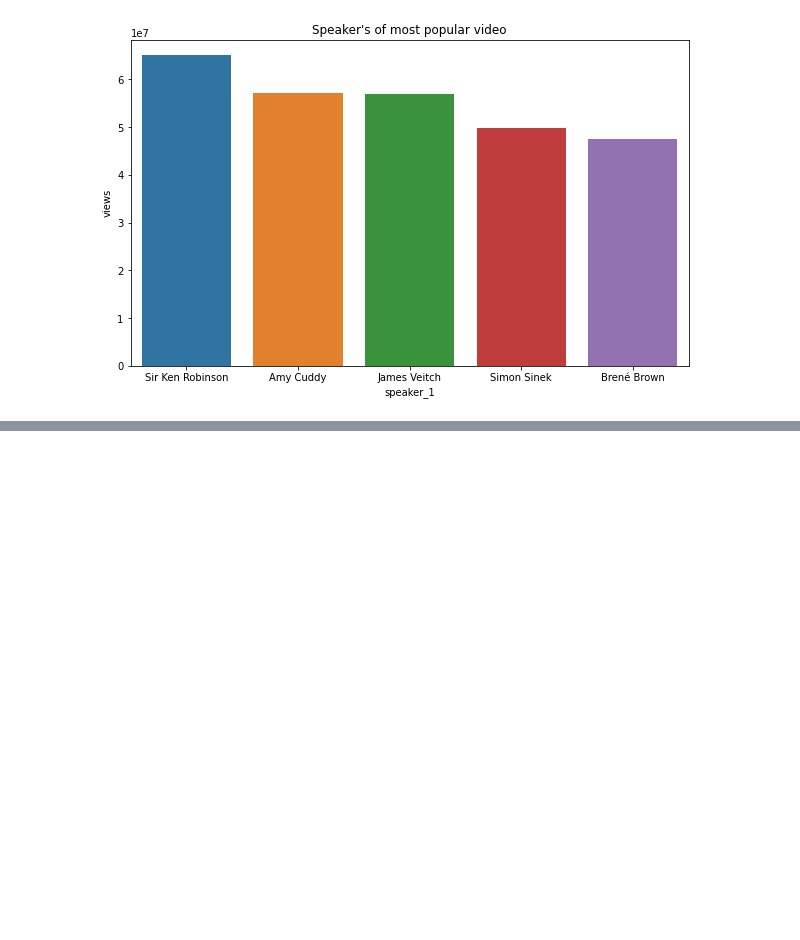
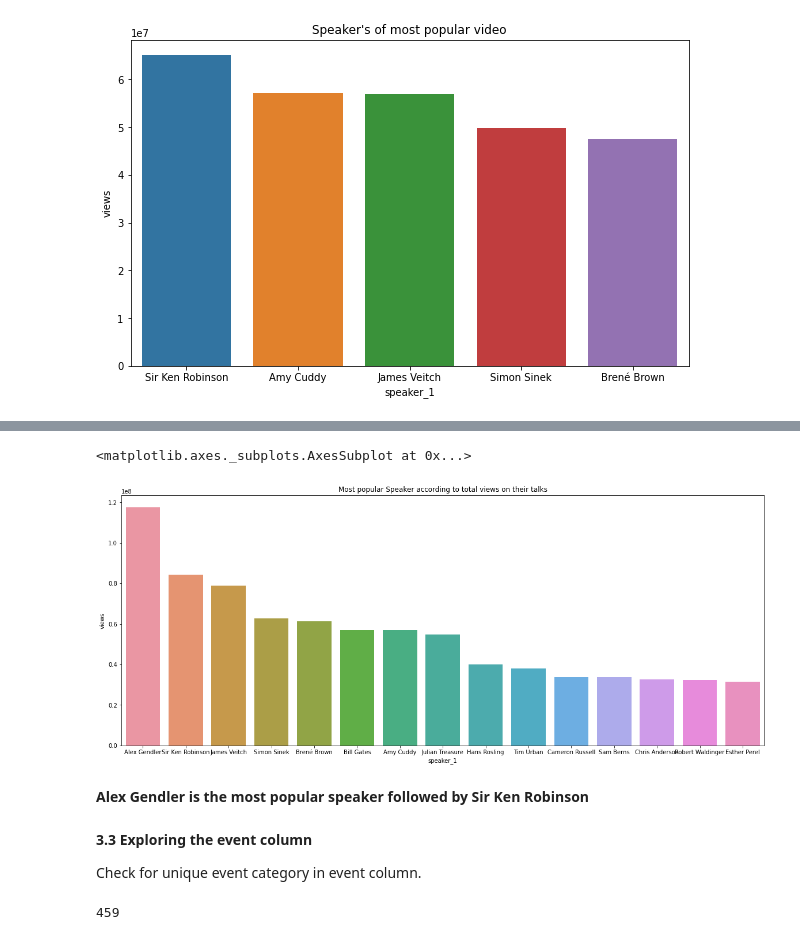
Before and after one commit to Shantanuh10/Ted-Talk-Views-Prediction-Project, a Jupyter notebook: Capstone_project_2_Ted_Talks.ipynb, the cells around one changed output, grey strips where cells are left out. Saved outputs shown, nothing was run; the diff lists cells and outputs as text; code cells hidden in the pictures; blank space fills up the shorter version.

```diff
--- a/Capstone_project_2_Ted_Talks.ipynb
+++ b/Capstone_project_2_Ted_Talks.ipynb
@@ -277,0 +286,5 @@ sns.barplot(x='speaker_1',y='views',data=pop_df)
+# %%
+#finding most popular speaker from the dataset
+pop_speaker_df=df.groupby('speaker_1').agg({'views' : 'sum'}).nlargest(15,['views'])
+pop_speaker_df.reset_index(inplace=True)
+pop_speaker_df
@@ -277,0 +308,19 @@ sns.barplot(x='speaker_1',y='views',data=pop_df)
+# %%
+#printing most popular Speaker according to total views on their talks
+plt.figure(figsize=(20,8))
+plt.title('Most popular Speaker according to total views on their talks')
+sns.barplot(x='speaker_1',y='views', data=pop_speaker_df)
+# %% [output]
+<matplotlib.axes._subplots.AxesSubplot at 0x...>
+[figure, added]
+# %% [markdown]
+**Alex Gendler is the most popular speaker followed by Sir Ken Robinson**
+# %% [markdown]
+**3.3 Exploring the event column**
+
+Check for unique event category in event column.
+# %%
+#printing the len of unique values in event column
+len(df.event.unique())
+# %% [output]
+459
```
Also changed, not shown: parts of 13 cells of this notebook.
